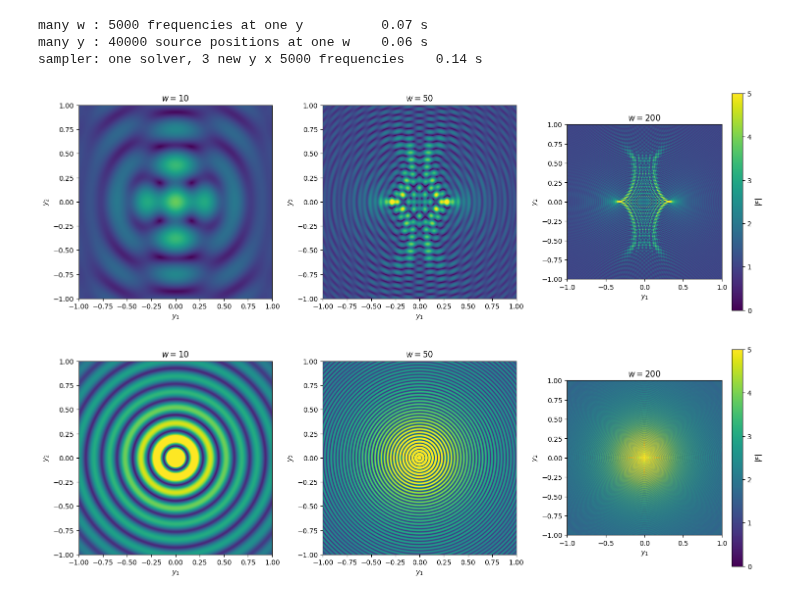
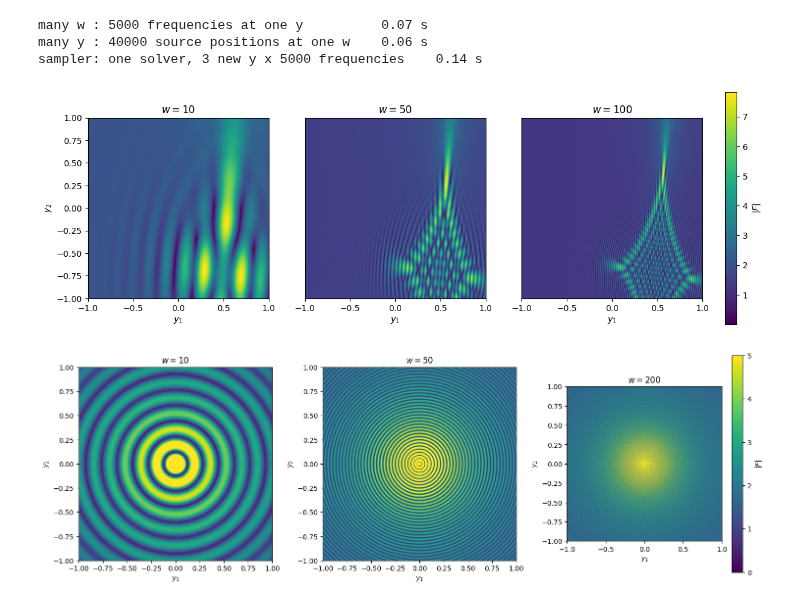
Before and after one commit to hsreekanth15/GWLENS, a Jupyter notebook: examples/solver/solver2d.ipynb, the cells around one changed output. Cells and saved outputs as stored; diff of their text form; code cells hidden in the pictures.

```diff
--- a/examples/solver/solver2d.ipynb
+++ b/examples/solver/solver2d.ipynb
@@ -114,44 +113,52 @@ many y : 40000 source positions at one w    0.06 s
 sampler: one solver, 3 new y x 5000 frequencies    0.14 s
 # %%
 import numpy as np
+from gwlens import solver2d
 import matplotlib.pyplot as plt
+
 
 x = np.linspace(-1.0, 1.0, 1000)
 Y1, Y2 = np.meshgrid(x, x)
 
-w_values = [10, 50, 200]
 
-fig, axes = plt.subplots(1, 3, figsize=(15, 5))
+norm = 1
+pos1 = 2.0
+pos2 = 2.0
 
-# Use the same color scale for every subplot
-vmin, vmax = 0, 5
+#lens_cis = solver2d.cis(norm,0.05,(0,0)) + solver2d.cis(norm,0.05,(pos1,pos2))+solver2d.cis(norm,0.05,(-pos1,pos2)) + solver2d.cis(norm,0.05,(pos1,-pos2))+solver2d.cis(norm,0.05,(-pos1,-pos2))
+
+
+w_values = [10, 50, 100]
+
+fig, axes = plt.subplots(1, 3, figsize=(16, 5))
 
 for ax, w in zip(axes, w_values):
     Fm = solver2d.amplification_map(w, Y1, Y2, lens)
 
     im = ax.imshow(
         np.abs(Fm),
         extent=(-1, 1, -1, 1),
         origin="lower",
         cmap="viridis",
-        vmin=vmin,
-        vmax=vmax
+        aspect="equal"
     )
 
     ax.set_title(f"$w={w}$")
     ax.set_xlabel("$y_1$")
     ax.set_ylabel("$y_2$")
 
+# One shared colorbar for all subplots
+fig.colorbar(im, ax=axes, label="$|F|$", pad=0.03, shrink=1.0)
+# Show y2 axis only on the leftmost subplot
+for ax in axes[1:]:
+    ax.set_ylabel("")
+    ax.tick_params(axis="y", left=False, labelleft=False)
 
-
-plt.colorbar(im,  label="$|F|$")
-
-plt.tight_layout()
-plt.savefig(fname="binary_map.png",dpi=300)
-
-#plt.show()
+#plt.tight_layout()
+plt.savefig("cis_map.png", dpi=300, bbox_inches="tight")
+plt.show()
 # %% [output]
-[figure, old version]
+[figure, new version]
 # %%
 import numpy as np
 import matplotlib.pyplot as plt
```
Also changed, not shown: parts of 7 cells of this notebook, 7 other files.
